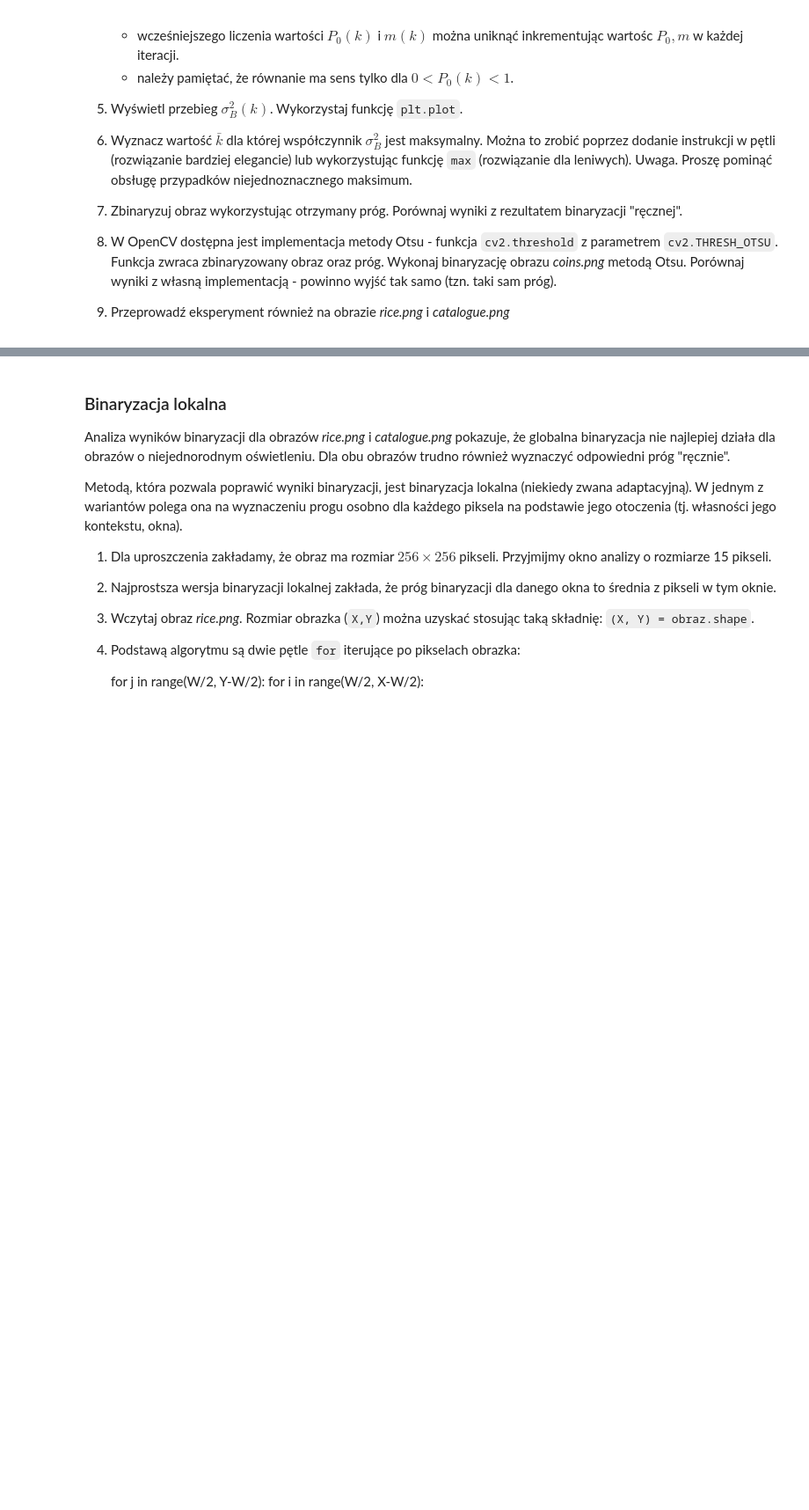
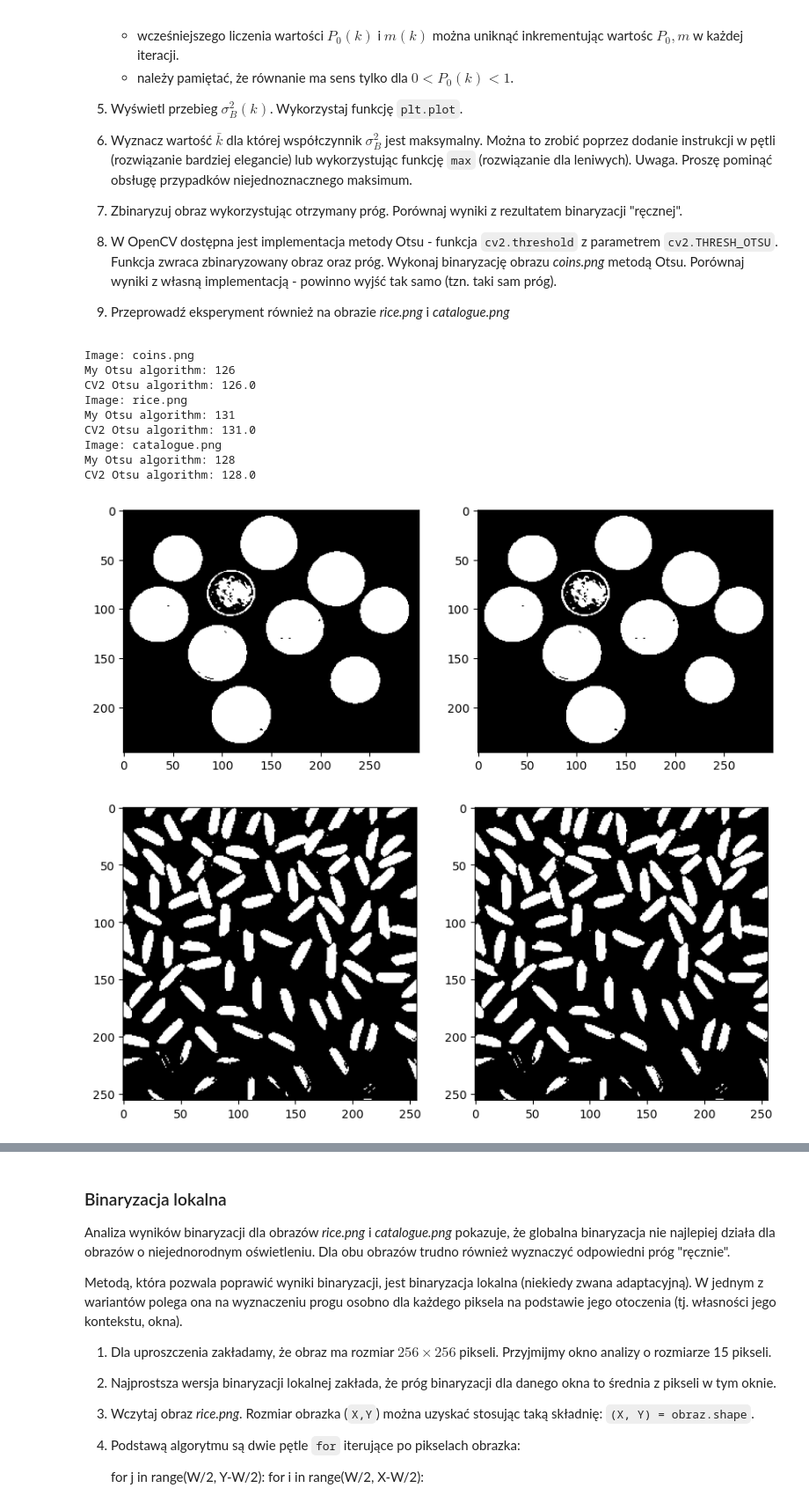
Before and after one commit to michal-proc/digital-image-processing-lab, a Jupyter notebook: 04/04_thresholding.ipynb, the cells around one changed output, grey strips where cells are left out. Shown at 88% size. Saved outputs shown, nothing was run; the diff lists cells and outputs as text; code cells hidden in the pictures; blank space fills up the shorter version.

```diff
--- a/04/04_thresholding.ipynb
+++ b/04/04_thresholding.ipynb
@@ -379,3 +382,61 @@ Zadanie: wykorzystując podane powyżej informacje należy zaimplementować meto
       Porównaj wyniki z własną implementacją - powinno wyjść tak samo (tzn. taki sam próg).
 
 9. Przeprowadź eksperyment również na obrazie _rice.png_ i _catalogue.png_
+# %%
+def otsu_calculate_image_threshold(image_path):
+    image = cv2.imread(image_path, cv2.IMREAD_GRAYSCALE)
+    histogram = cv2.calcHist([image], [0], None, [256], [0, 256])
+    histogram = np.squeeze(histogram)
+    histogram_normalized = histogram / histogram.sum()
+
+    intensity_levels = np.arange(256)
+    m_G = np.dot(intensity_levels, histogram_normalized)
+
+    sigma_b_squared = np.zeros(256)
+    P_0 = 0
+    m_k = 0
+
+    for k in range(256):
+        P_0 += histogram_normalized[k]
+        m_k += k * histogram_normalized[k]
+
+        if P_0 > 0 and P_0 < 1:
+            P_1 = 1 - P_0
+            m_0 = m_k / P_0
+            m_1 = (m_G - m_k) / P_1
+            sigma_b_squared[k] = P_0 * P_1 * (m_0 - m_1) ** 2
+
+    threshold = np.argmax(sigma_b_squared)
+
+    _, binary_image = cv2.threshold(image, threshold, 255, cv2.THRESH_BINARY)
+
+    return threshold, binary_image
+
+
+test_array = ['coins.png', 'rice.png', 'catalogue.png']
+for image_path in test_array:
+    image = cv2.imread(image_path, cv2.IMREAD_GRAYSCALE)
+
+    my_threshold, my_image = otsu_calculate_image_threshold(image_path)
+    otsu_threshold, otsu_image = cv2.threshold(image, 0, 255, cv2.THRESH_OTSU)
+
+    print(f"Image: {image_path}")
+    print(f"My Otsu algorithm: {my_threshold}")
+    print(f"CV2 Otsu algorithm: {otsu_threshold}")
+
+    fig, axs = plt.subplots(1, 2)
+    fig.set_size_inches(10, 5)
+    axs[0].imshow(my_image, cmap='gray')
+    axs[1].imshow(otsu_image, cmap='gray')
+# %% [output]
+Image: coins.png
+My Otsu algorithm: 126
+CV2 Otsu algorithm: 126.0
+Image: rice.png
+My Otsu algorithm: 131
+CV2 Otsu algorithm: 131.0
+Image: catalogue.png
+My Otsu algorithm: 128
+CV2 Otsu algorithm: 128.0
+[figure, added]
+[figure, added]
```
Also changed, not shown: parts of 7 cells of this notebook.
